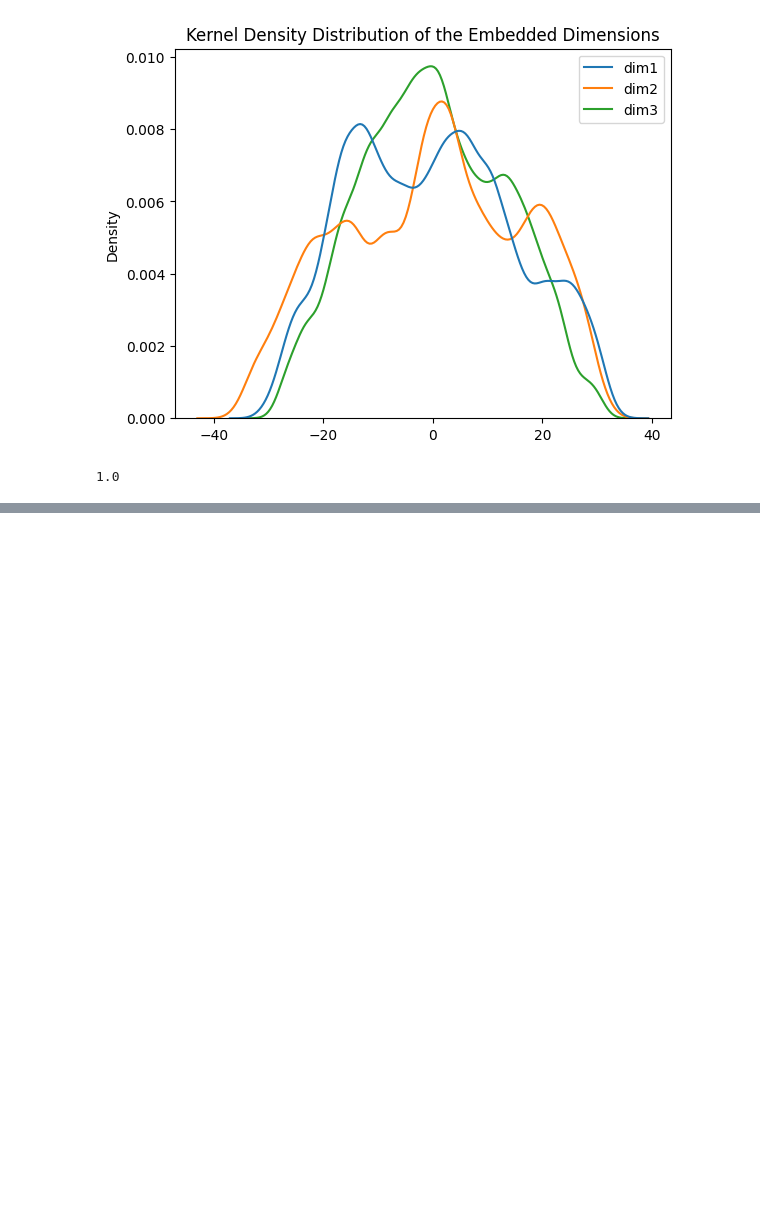
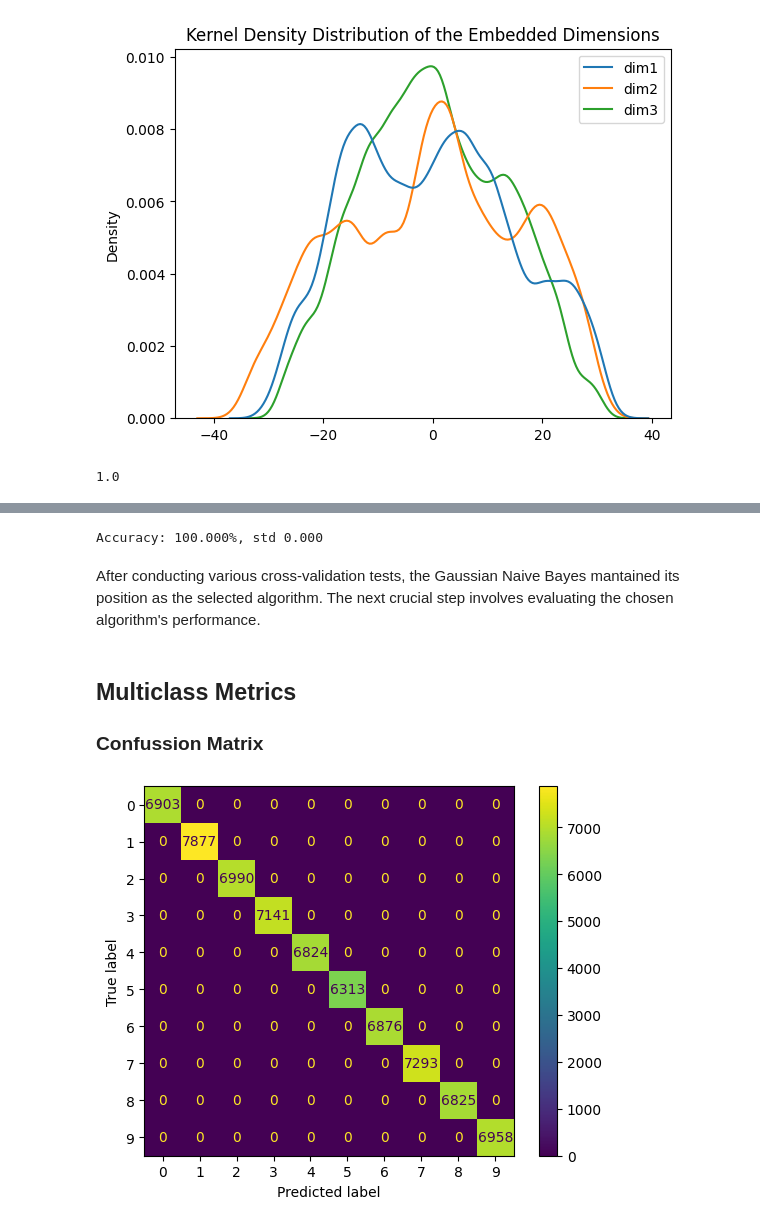
Before and after one commit to esolanoo/MNIST-Classification, a Jupyter notebook: MNIST.ipynb, the cells around one changed output, grey strips where cells are left out. Drawn from its saved outputs; the diff is of its cells as text; code cells hidden in the pictures; blank space fills up the shorter version.

```diff
--- a/MNIST.ipynb
+++ b/MNIST.ipynb
@@ -287,0 +347,26 @@ In this case, these two stand out for the relation between effectiveness and run
+# %%
+from sklearn.model_selection import RepeatedKFold
+
+num_folds = 10
+num_repeated = 20
+repeatedkfold = RepeatedKFold(n_splits=num_folds, n_repeats=num_repeated)
+result = cross_val_score(model, X_tsne, y, cv=repeatedkfold, n_jobs=-1)
+print(f"Accuracy: {result.mean()*100:,.3f}%, std {result.std():,.3f}")
+# %% [output]
+Accuracy: 100.000%, std 0.000
+# %% [markdown]
+After conducting various cross-validation tests, the Gaussian Naive Bayes mantained its position as the selected algorithm. The next crucial step involves evaluating the chosen algorithm's performance.
+# %% [markdown]
+## Multiclass Metrics
+
+### Confussion Matrix
+# %%
+from sklearn.metrics import confusion_matrix, ConfusionMatrixDisplay
+
+y_pred = gnb.predict(X_tsne)
+cm = confusion_matrix(y, y_pred)
+disp = ConfusionMatrixDisplay(confusion_matrix=cm, display_labels=sorted(list(set(y))))
+disp.plot()
+plt.show()
+# %% [output]
+[figure, added]
```
Also changed, not shown: parts of 18 cells of this notebook.
